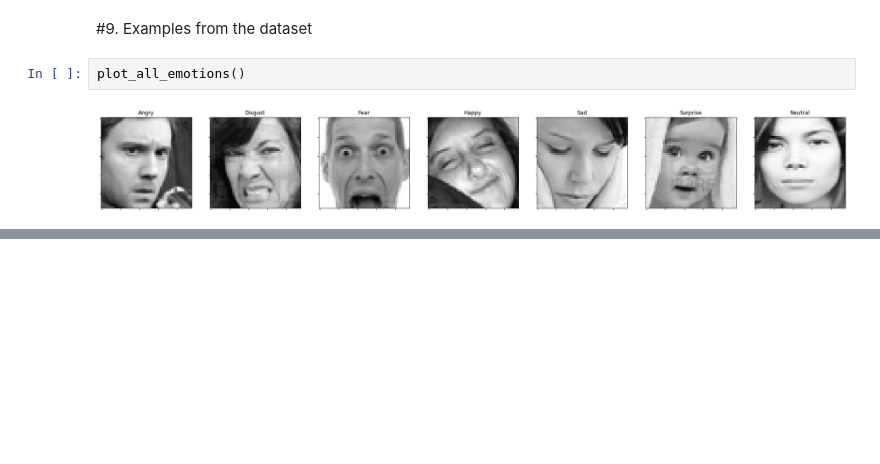
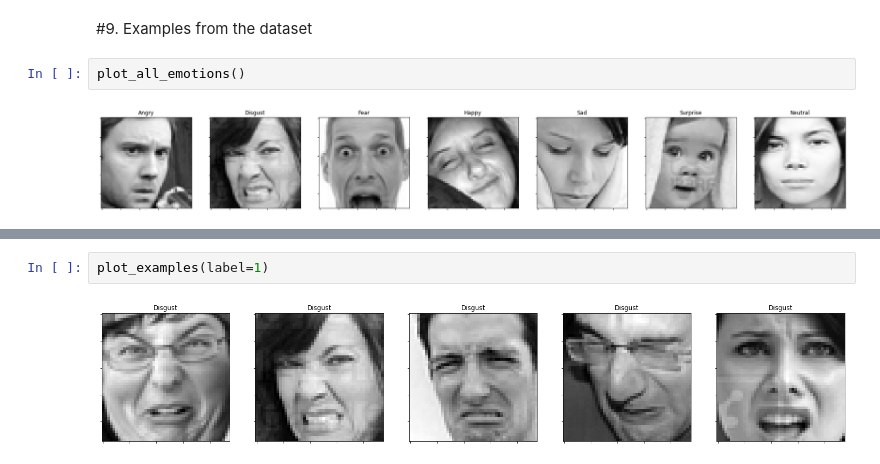
Before and after one commit to rohitrv8922/Face-Emotion-Recognition-Detection, a Jupyter notebook: Face_Emotion_Recognition.ipynb, the cells around one changed output, grey strips where cells are left out. Cells and saved outputs as stored; diff of their text form; blank space fills up the shorter version.

```diff
--- a/Face_Emotion_Recognition.ipynb
+++ b/Face_Emotion_Recognition.ipynb
@@ -174,0 +179,4 @@ plot_all_emotions()
+# %%
+plot_examples(label=1)
+# %% [output]
+[figure, added]
```
Also changed, not shown: parts of 6 cells of this notebook.
